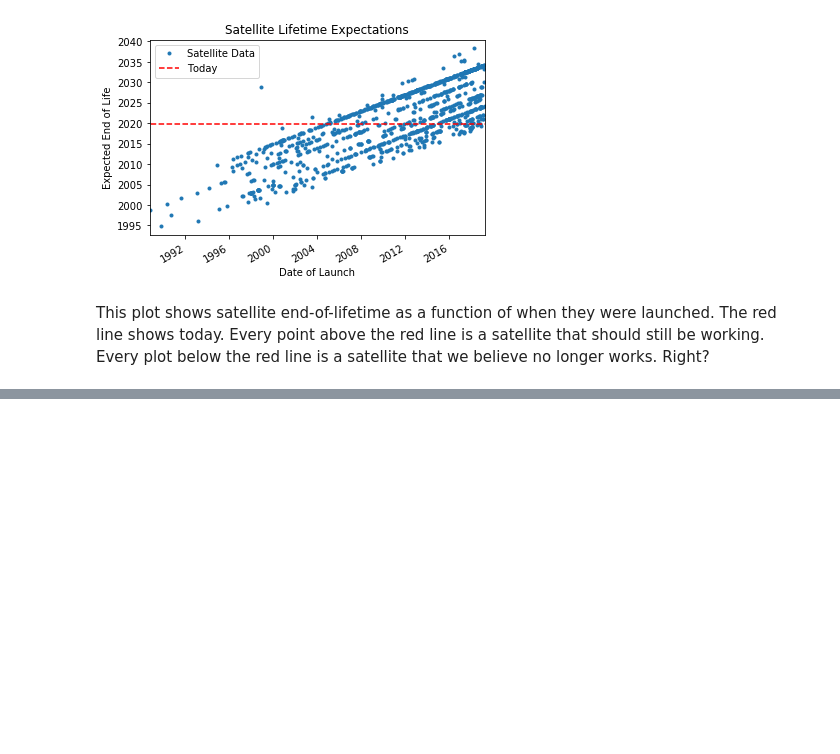
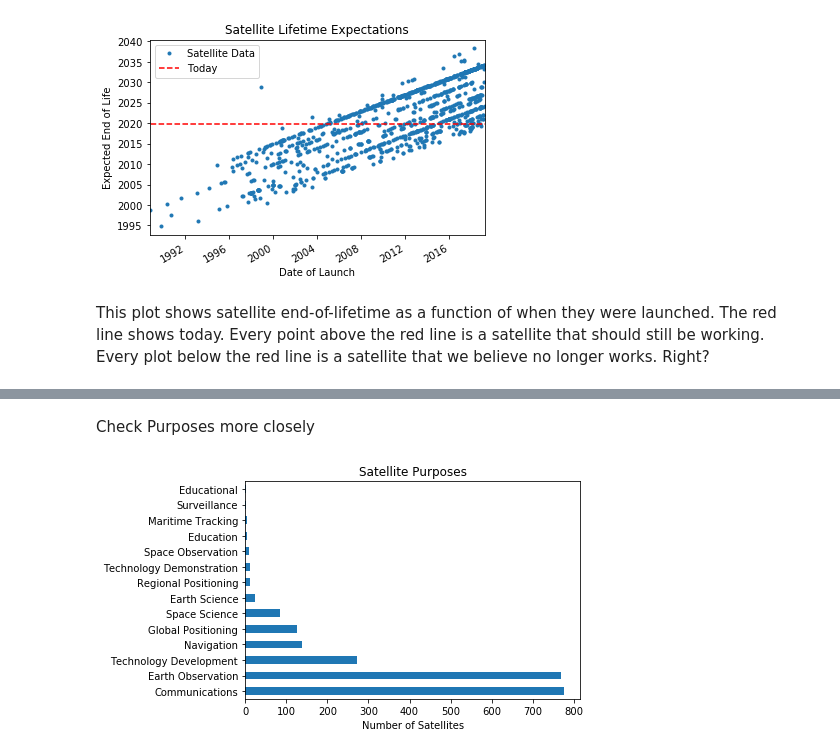
Before and after one commit to salvis2/open_satellite_data_binder, a Jupyter notebook: open_satellite_dataset.ipynb, the cells around one changed output, grey strips where cells are left out. Cells and saved outputs as stored; diff of their text form; code cells hidden in the pictures; blank space fills up the shorter version.

```diff
--- a/open_satellite_dataset.ipynb
+++ b/open_satellite_dataset.ipynb
@@ -289,0 +406,8 @@ Number of satellites that should no longer be working: 479
+# %% [markdown]
+Check Purposes more closely
+# %%
+_ = df[purpose_cols].sum().sort_values(ascending=False).plot(kind="barh")
+_ = plt.xlabel("Number of Satellites")
+_ = plt.title("Satellite Purposes")
+# %% [output]
+[figure, added]
```
Also changed, not shown: parts of 40 cells of this notebook.
